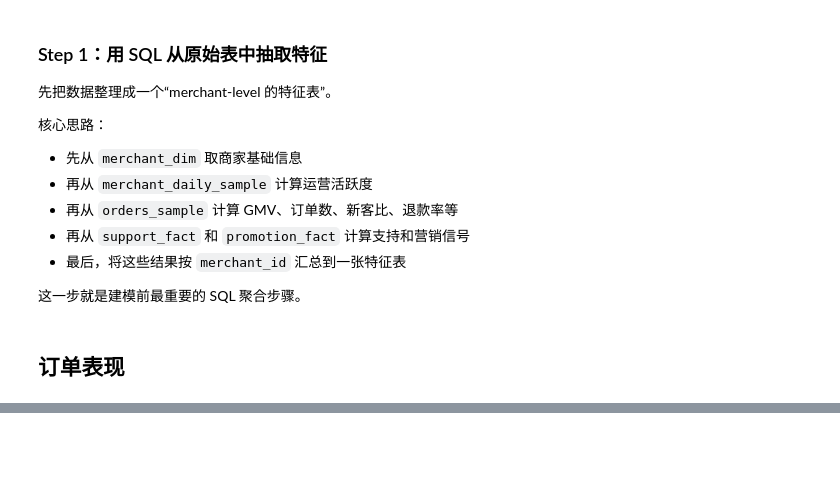
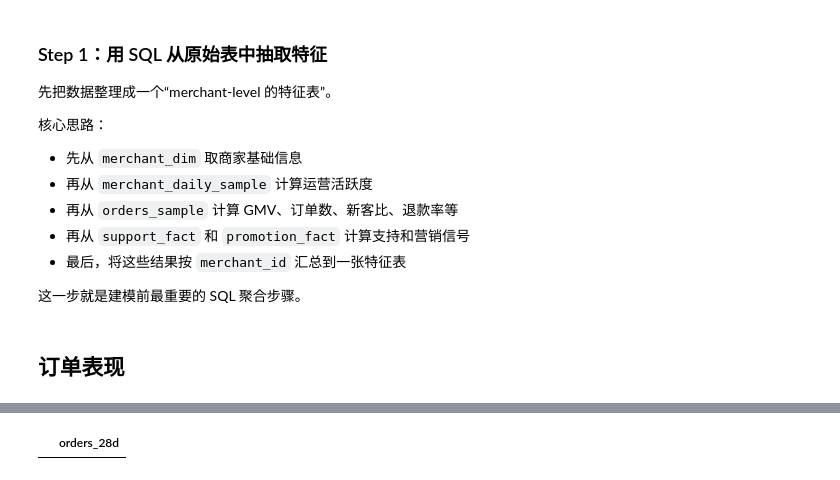
Before and after one commit to jzqazken/ML_Uber_Eats_Prediction_September_2026, a Jupyter notebook: Model_lesson1.ipynb, the cells around one changed output, grey strips where cells are left out. Saved outputs shown, nothing was run; the diff lists cells and outputs as text; code cells hidden in the pictures; blank space fills up the shorter version.

```diff
--- a/Model_lesson1.ipynb
+++ b/Model_lesson1.ipynb
@@ -77,0 +303,13 @@ display(order_feature_df.head())
+# %%
+orders28 = '''
+WITH params AS (
+    SELECT DATE('2026-06-30') AS obs_date
+)
+SELECT SUM(CASE WHEN o.order_date > DATE(p.obs_date, '-28 days') AND o.order_date <= p.obs_date THEN 1 ELSE 0 END) AS orders_28d
+FROM orders_fact_df o, params p
+GROUP BY o.merchant_id
+'''
+f = sqldf(orders28, globals())
+display(f[f['orders_28d'].isna()])
+# %% [output]
+|  | orders_28d |
```
Also changed, not shown: parts of 4 cells of this notebook, 1 other file.
